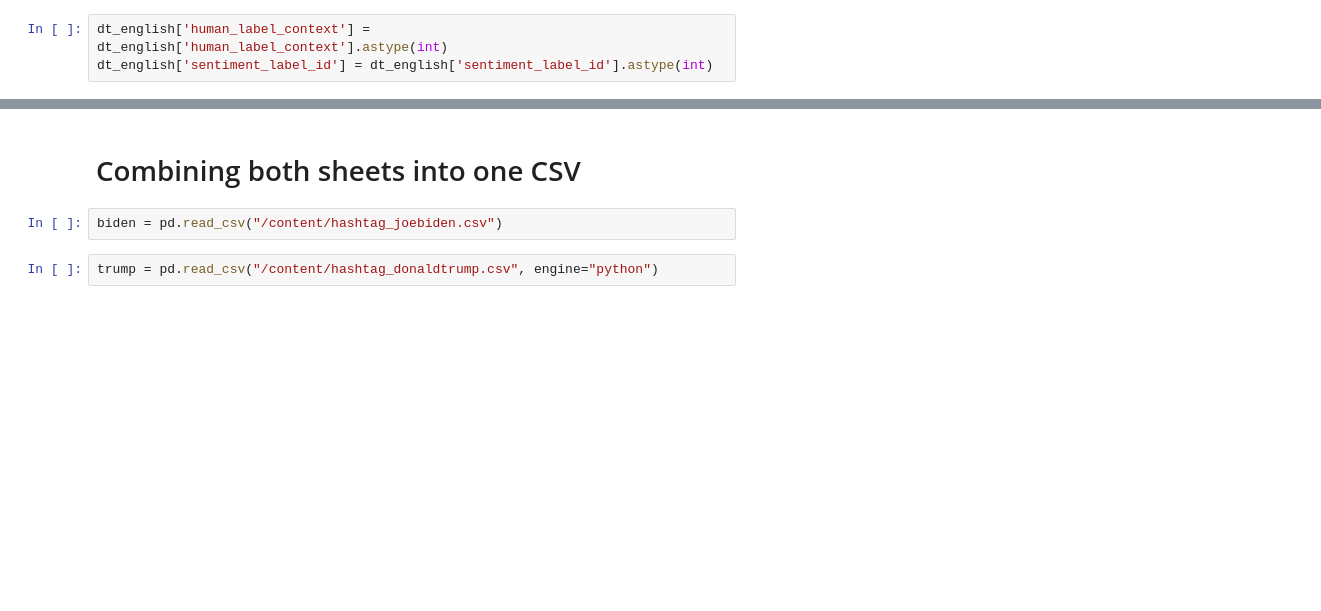
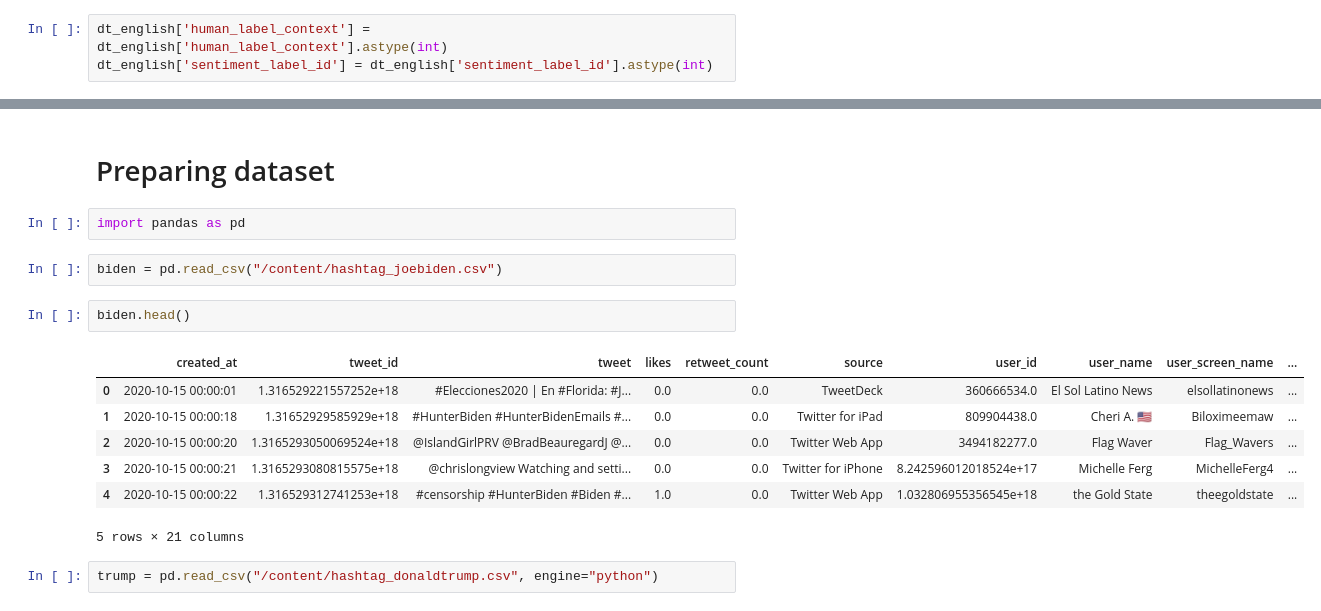
Before and after one commit to marcussleongg/twitter_political_sentiment_analysis, a Jupyter notebook: notebooks/analysis.ipynb, the cells around one changed output, grey strips where cells are left out. Cells and saved outputs as stored; diff of their text form; blank space fills up the shorter version.

```diff
--- a/notebooks/analysis.ipynb
+++ b/notebooks/analysis.ipynb
@@ -275,6 +376,18 @@ print("Cohen's kappa:", cohen_kappa_score(
-# %% [markdown]
-# Combining both sheets into one CSV
+# %% [markdown]
+# Preparing dataset
+# %%
+import pandas as pd
 # %%
 biden = pd.read_csv("/content/hashtag_joebiden.csv")
+# %%
+biden.head()
+# %% [output]
+|  | created_at | tweet_id | tweet | likes | retweet_count | source | user_id | user_name | user_screen_name | ... |
+| 0 | 2020-10-15 00:00:01 | 1.316529221557252e+18 | #Elecciones2020 | En #Florida: #J... | 0.0 | 0.0 | TweetDeck | 360666534.0 | El Sol Latino News | elsollatinonews | ... |
+| 1 | 2020-10-15 00:00:18 | 1.31652929585929e+18 | #HunterBiden #HunterBidenEmails #... | 0.0 | 0.0 | Twitter for iPad | 809904438.0 | Cheri A. 🇺🇸 | Biloximeemaw | ... |
+| 2 | 2020-10-15 00:00:20 | 1.3165293050069524e+18 | @IslandGirlPRV @BradBeauregardJ @... | 0.0 | 0.0 | Twitter Web App | 3494182277.0 | Flag Waver | Flag_Wavers | ... |
+| 3 | 2020-10-15 00:00:21 | 1.3165293080815575e+18 | @chrislongview Watching and setti... | 0.0 | 0.0 | Twitter for iPhone | 8.242596012018524e+17 | Michelle Ferg | MichelleFerg4 | ... |
+| 4 | 2020-10-15 00:00:22 | 1.316529312741253e+18 | #censorship #HunterBiden #Biden #... | 1.0 | 0.0 | Twitter Web App | 1.032806955356545e+18 | the Gold State | theegoldstate | ... |
+5 rows × 21 columns
 # %%
 trump = pd.read_csv("/content/hashtag_donaldtrump.csv", engine="python")
```
Also changed, not shown: parts of 97 cells of this notebook.
